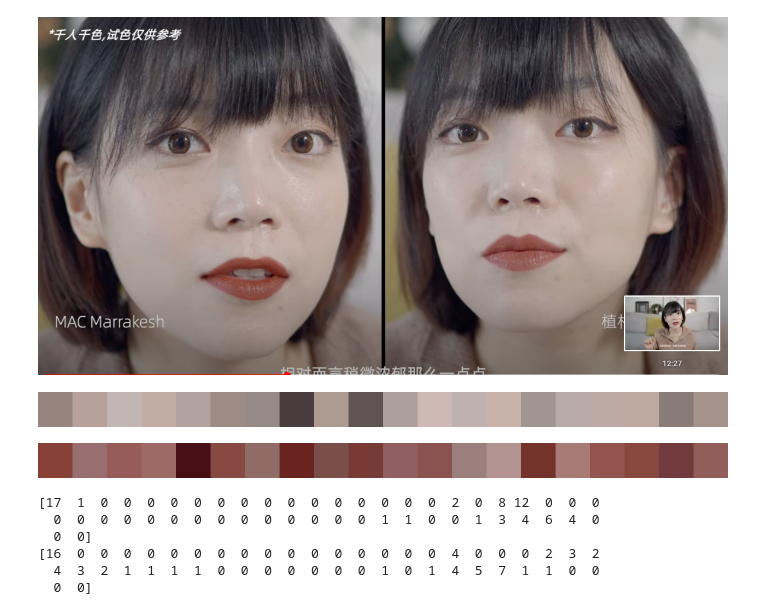
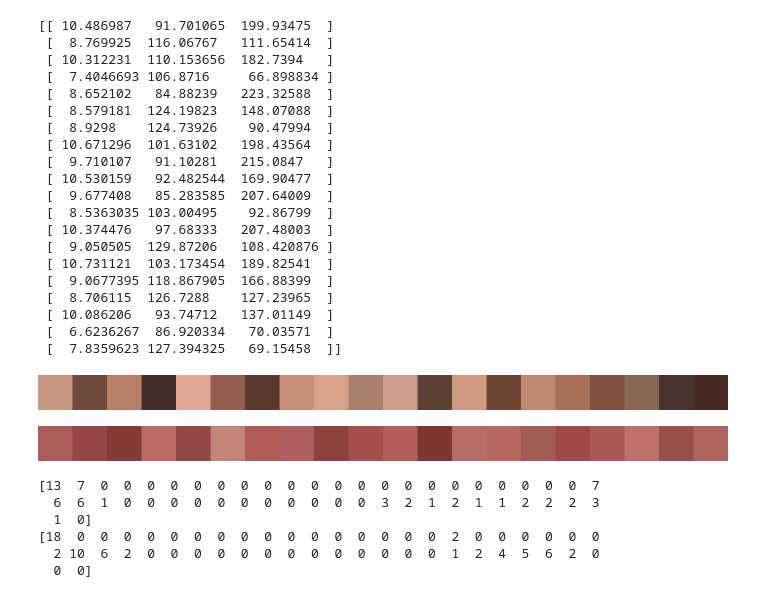
Before and after one commit to lhr0909/lipstick-db, a Jupyter notebook: notebook/face_mesh_detection.ipynb, the cells around one changed output. Drawn from its saved outputs; the diff is of its cells as text; code cells hidden in the pictures.

Commit message:
refined some UX and filtering out non-skin colors

```diff
--- a/notebook/face_mesh_detection.ipynb
+++ b/notebook/face_mesh_detection.ipynb
@@ -13,7 +13,7 @@ def show_image(img):
     display(Image.fromarray(img))
 
 
-image_name = "test_face2.png"
+image_name = "test_face12.png"
 
 image = cv2.imread(image_name)
 
@@ -227,0 +226,13 @@ show_image(mask)
+# %%
+lower_hsv_values = np.array([6, 40, 0], dtype = "uint8")
+upper_hsv_values = np.array([25, 100, 255], dtype = "uint8")
+
+lower_y_cr_cb_values = np.array((0, 138, 67), dtype = "uint8")
+upper_y_cr_cb_values = np.array((255, 150, 133), dtype = "uint8")
+
+for x, y in zip(*np.where(mask == 255)):
+    if (image_hsv[x, y, 0] > 25 or image_hsv[x, y, 0] < 6) or (image_hsv[x, y, 1] > 150 or image_hsv[x, y, 1] < 50):
+        mask[x, y] = 0
+
+
+show_image(mask)
@@ -228,33 +241,53 @@ show_image(mask)
 # %%
 def get_colors_kmeans(values, K=20):
     Z = np.float32(values)
     # criteria = (cv2.TERM_CRITERIA_EPS + cv2.TERM_CRITERIA_MAX_ITER, 100, 0.0001)
     criteria = (cv2.TERM_CRITERIA_EPS, 100, 0.00001)
     compactness, labels, centers = cv2.kmeans(Z, K, None, criteria, 50, cv2.KMEANS_PP_CENTERS)
     colors = centers
     return colors
 
 def get_palette(colors, size=100, K=10):
     palette = np.zeros((size, K * size, 3), dtype=np.uint8)
     for i in range(colors.shape[0]):
         palette[:, i * size : (i + 1) * size, :] = colors[i, :]
     return palette
 
 skin_k = 20
 skin_colors = get_colors_kmeans(image_hsv[mask == 255], K=skin_k)
 skin_palette = get_palette(skin_colors, size=100, K=skin_k)
 lip_k = 20
 lip_colors = get_colors_kmeans(image_hsv[mask == 128], K=lip_k)
 lip_palette = get_palette(lip_colors, size=100, K=lip_k)
-show_image(image_rgb)
+print(skin_colors)
+# show_image(image_rgb)
 show_image(cv2.cvtColor(skin_palette, cv2.COLOR_HSV2RGB))
 show_image(cv2.cvtColor(lip_palette, cv2.COLOR_HSV2RGB))
 # show_image(cv2.cvtColor(skin_palette, cv2.COLOR_YCR_CB2RGB))
 # show_image(cv2.cvtColor(lip_palette, cv2.COLOR_YCR_CB2RGB))
 # %% [output]
+[[ 10.486987   91.701065  199.93475  ]
+ [  8.769925  116.06767   111.65414  ]
+ [ 10.312231  110.153656  182.7394   ]
+ [  7.4046693 106.8716     66.898834 ]
+ [  8.652102   84.88239   223.32588  ]
+ [  8.579181  124.19823   148.07088  ]
+ [  8.9298    124.73926    90.47994  ]
+ [ 10.671296  101.63102   198.43564  ]
+ [  9.710107   91.10281   215.0847   ]
+ [ 10.530159   92.482544  169.90477  ]
+ [  9.677408   85.283585  207.64009  ]
+ [  8.5363035 103.00495    92.86799  ]
+ [ 10.374476   97.68333   207.48003  ]
+ [  9.050505  129.87206   108.420876 ]
+ [ 10.731121  103.173454  189.82541  ]
+ [  9.0677395 118.867905  166.88399  ]
+ [  8.706115  126.7288    127.23965  ]
+ [ 10.086206   93.74712   137.01149  ]
+ [  6.6236267  86.920334   70.03571  ]
+ [  7.8359623 127.394325   69.15458  ]]
-[figure, old version]
+[figure, new version]
-[figure, old version]
+[figure, new version]
-[figure, removed]
 # %%
 def get_histogram_vector(hsv_colors, density=False, normalized=False):
   h_hist, h_hist_edges = np.histogram(hsv_colors[:,0], bins=18, range=(0, 179), density=density)
@@ -272,12 +305,12 @@ print(skin_vector)
 lip_vector = get_histogram_vector(lip_colors)
 print(lip_vector)
 # %% [output]
-[17  1  0  0  0  0  0  0  0  0  0  0  0  0  0  0  0  2  0  8 12  0  0  0
-  0  0  0  0  0  0  0  0  0  0  0  0  0  0  1  1  0  0  1  3  4  6  4  0
+[13  7  0  0  0  0  0  0  0  0  0  0  0  0  0  0  0  0  0  0  0  0  0  7
+  6  6  1  0  0  0  0  0  0  0  0  0  0  0  3  2  1  2  1  1  2  2  2  3
+  1  0]
+[18  0  0  0  0  0  0  0  0  0  0  0  0  0  0  0  0  2  0  0  0  0  0  0
+  2 10  6  2  0  0  0  0  0  0  0  0  0  0  0  0  0  1  2  4  5  6  2  0
   0  0]
-[16  0  0  0  0  0  0  0  0  0  0  0  0  0  0  0  0  4  0  0  0  2  3  2
-  4  3  2  1  1  1  1  0  0  0  0  0  0  0  1  0  1  4  5  7  1  1  0  0
-  0  0]
 # %%
 image2_name = 'test_face9.png'
 image2 = cv2.imread(image2_name)
```
Also changed, not shown: parts of 6 cells of this notebook, 6 other files.
